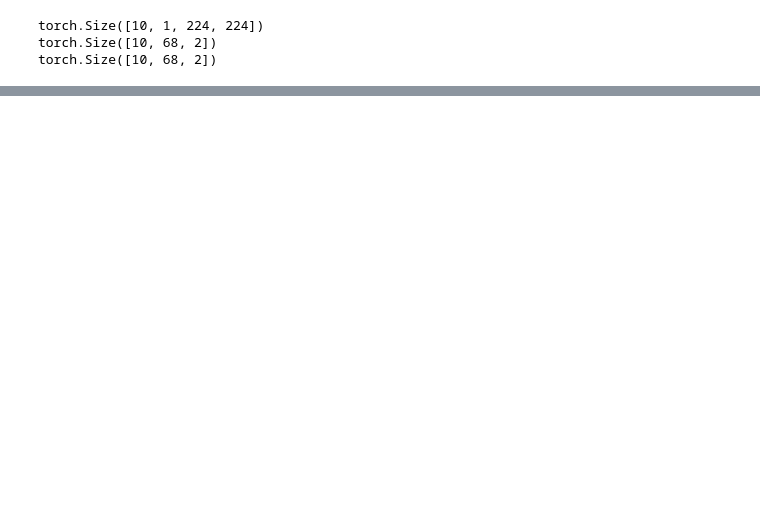
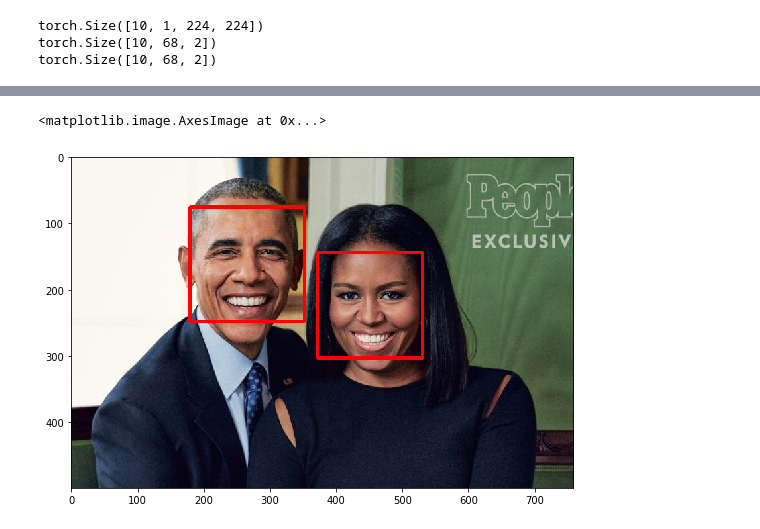
Before and after one commit to leeping-ng/ML-CV-Facial-Keypoint-Detection, a Jupyter notebook: Facial Keypoint Detection.ipynb, the cells around one changed output, grey strips where cells are left out. Drawn from its saved outputs; the diff is of its cells as text; code cells hidden in the pictures; blank space fills up the shorter version.

Commit message:
added Haar Cascades

```diff
--- a/Facial Keypoint Detection.ipynb
+++ b/Facial Keypoint Detection.ipynb
@@ -514,0 +549,24 @@ torch.save(net.state_dict(), model_dir+model_name)
+# %%
+# load in a haar cascade classifier for detecting frontal faces
+face_cascade = cv2.CascadeClassifier('detector_architectures/haarcascade_frontalface_default.xml')
+
+# run the detector
+# the output here is an array of detections; the corners of each detection box
+# if necessary, modify these parameters until you successfully identify every face in a given image
+faces = face_cascade.detectMultiScale(image, 1.2, 2)
+
+# make a copy of the original image to plot detections on
+image_with_detections = image.copy()
+
+# loop over the detected faces, mark the image where each face is found
+for (x,y,w,h) in faces:
+    # draw a rectangle around each detected face
+    # you may also need to change the width of the rectangle drawn depending on image resolution
+    cv2.rectangle(image_with_detections,(x,y),(x+w,y+h),(255,0,0),3)
+
+fig = plt.figure(figsize=(9,9))
+
+plt.imshow(image_with_detections)
+# %% [output]
+<matplotlib.image.AxesImage at 0x...>
+[figure, added]
```
Also changed, not shown: parts of 11 cells of this notebook.
